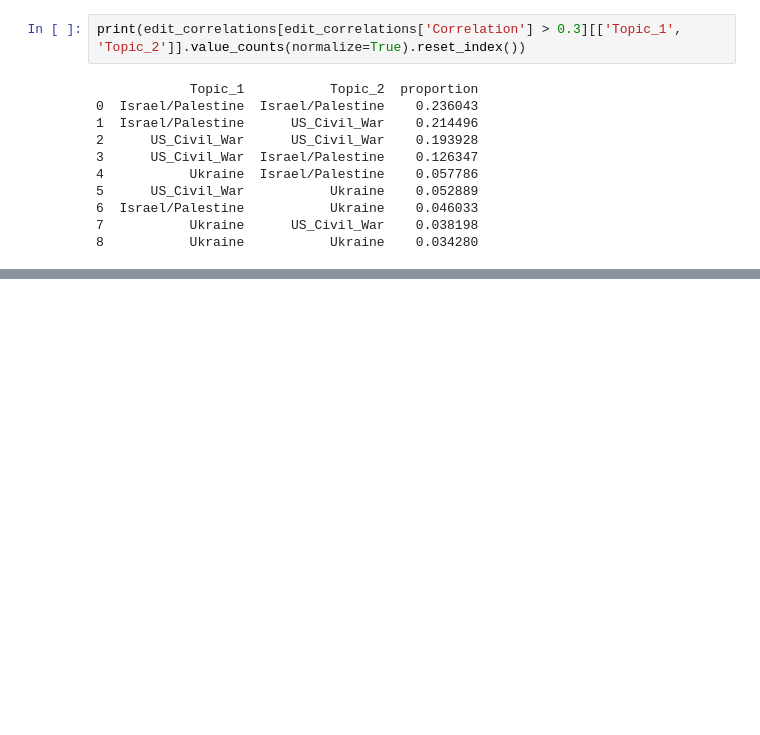
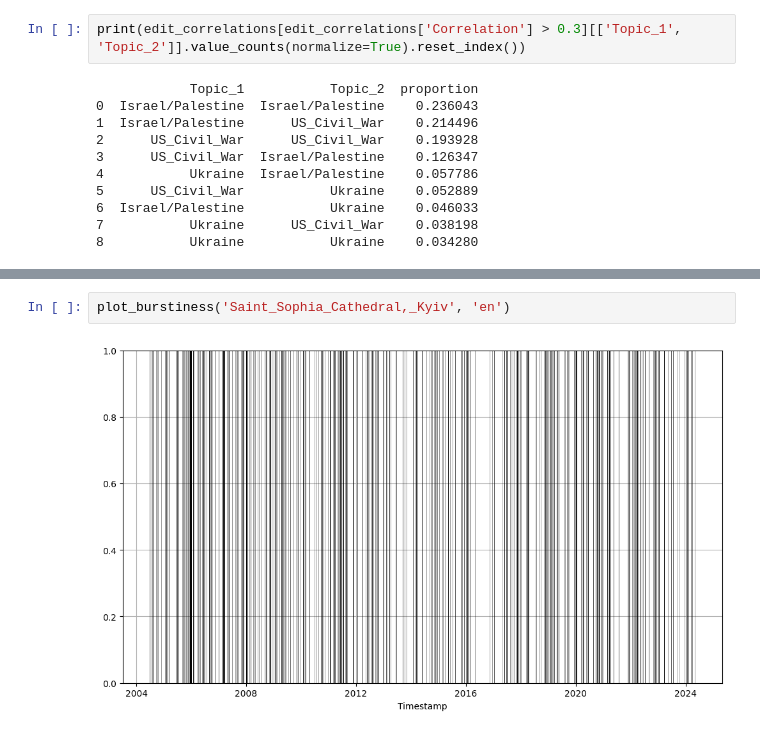
Before and after one commit to Rrisko/WikiEdits, a Jupyter notebook: code/correlation_analysis.ipynb, the cells around one changed output, grey strips where cells are left out. Cells and saved outputs as stored; diff of their text form; blank space fills up the shorter version.

```diff
--- a/code/correlation_analysis.ipynb
+++ b/code/correlation_analysis.ipynb
@@ -544,0 +648,4 @@ print(edit_correlations[edit_correlations['Correlation'] > 0.3][['Topic_1', 'Top
+# %%
+plot_burstiness('Saint_Sophia_Cathedral,_Kyiv', 'en')
+# %% [output]
+[figure, added]
```
Also changed, not shown: parts of 9 cells of this notebook.
